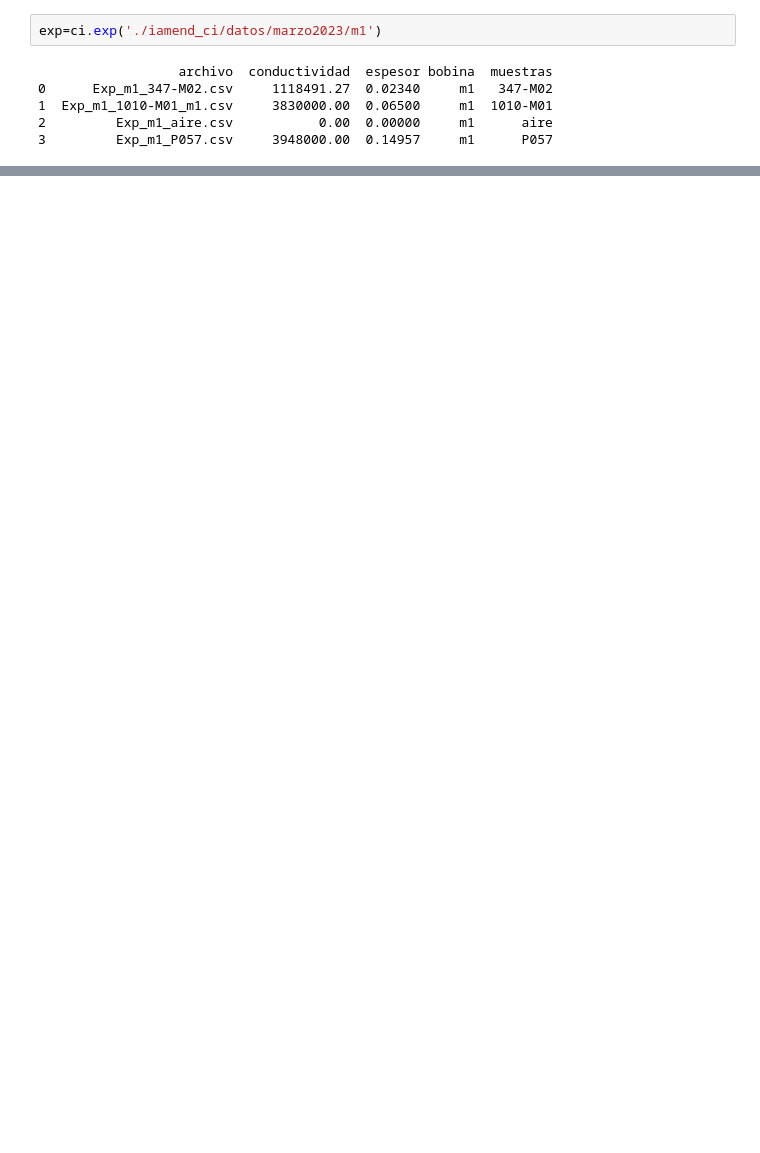
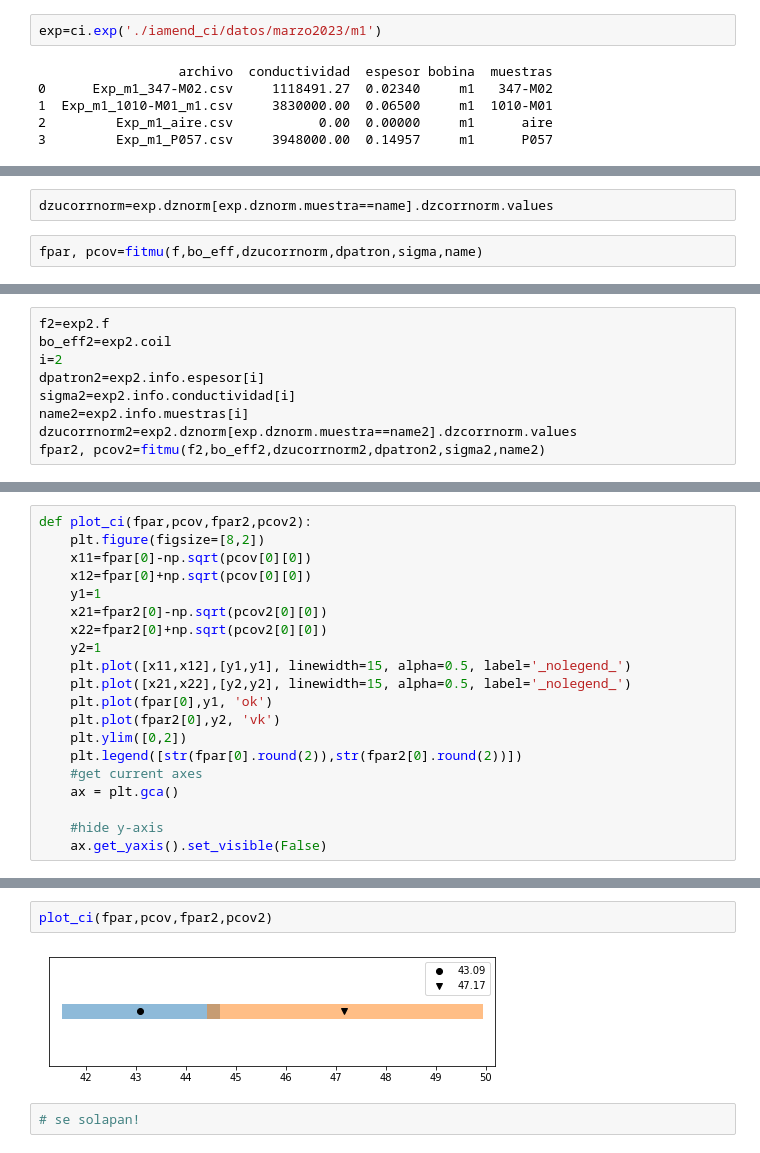
Before and after one commit to carabedo/iamend_test, a Jupyter notebook: test conf int nonlinear.ipynb, the cells around one changed output, grey strips where cells are left out. Saved outputs shown, nothing was run; the diff lists cells and outputs as text; blank space fills up the shorter version.

```diff
--- a/test conf int nonlinear.ipynb
+++ b/test conf int nonlinear.ipynb
@@ -81,0 +81,4 @@ For example, to obtain a 95% confidence interval, calculate the 2.5% and 97.5% q
+# %%
+dzucorrnorm=exp.dznorm[exp.dznorm.muestra==name].dzcorrnorm.values
+# %%
+fpar, pcov=fitmu(f,bo_eff,dzucorrnorm,dpatron,sigma,name)
@@ -81,0 +93,9 @@ For example, to obtain a 95% confidence interval, calculate the 2.5% and 97.5% q
+# %%
+f2=exp2.f
+bo_eff2=exp2.coil
+i=2
+dpatron2=exp2.info.espesor[i]
+sigma2=exp2.info.conductividad[i]
+name2=exp2.info.muestras[i]
+dzucorrnorm2=exp2.dznorm[exp.dznorm.muestra==name2].dzcorrnorm.values
+fpar2, pcov2=fitmu(f2,bo_eff2,dzucorrnorm2,dpatron2,sigma2,name2)
@@ -81,0 +104,20 @@ For example, to obtain a 95% confidence interval, calculate the 2.5% and 97.5% q
+# %%
+def plot_ci(fpar,pcov,fpar2,pcov2):
+    plt.figure(figsize=[8,2])
+    x11=fpar[0]-np.sqrt(pcov[0][0])
+    x12=fpar[0]+np.sqrt(pcov[0][0])
+    y1=1
+    x21=fpar2[0]-np.sqrt(pcov2[0][0])
+    x22=fpar2[0]+np.sqrt(pcov2[0][0])
+    y2=1
+    plt.plot([x11,x12],[y1,y1], linewidth=15, alpha=0.5, label='_nolegend_')
+    plt.plot([x21,x22],[y2,y2], linewidth=15, alpha=0.5, label='_nolegend_')
+    plt.plot(fpar[0],y1, 'ok')
+    plt.plot(fpar2[0],y2, 'vk')
+    plt.ylim([0,2])
+    plt.legend([str(fpar[0].round(2)),str(fpar2[0].round(2))])
+    #get current axes
+    ax = plt.gca()
+
+    #hide y-axis
+    ax.get_yaxis().set_visible(False)
@@ -81,0 +148,6 @@ For example, to obtain a 95% confidence interval, calculate the 2.5% and 97.5% q
+# %%
+plot_ci(fpar,pcov,fpar2,pcov2)
+# %% [output]
+[figure, added]
+# %%
+# se solapan!
```
Also changed, not shown: parts of 23 cells of this notebook, 3 other files.
